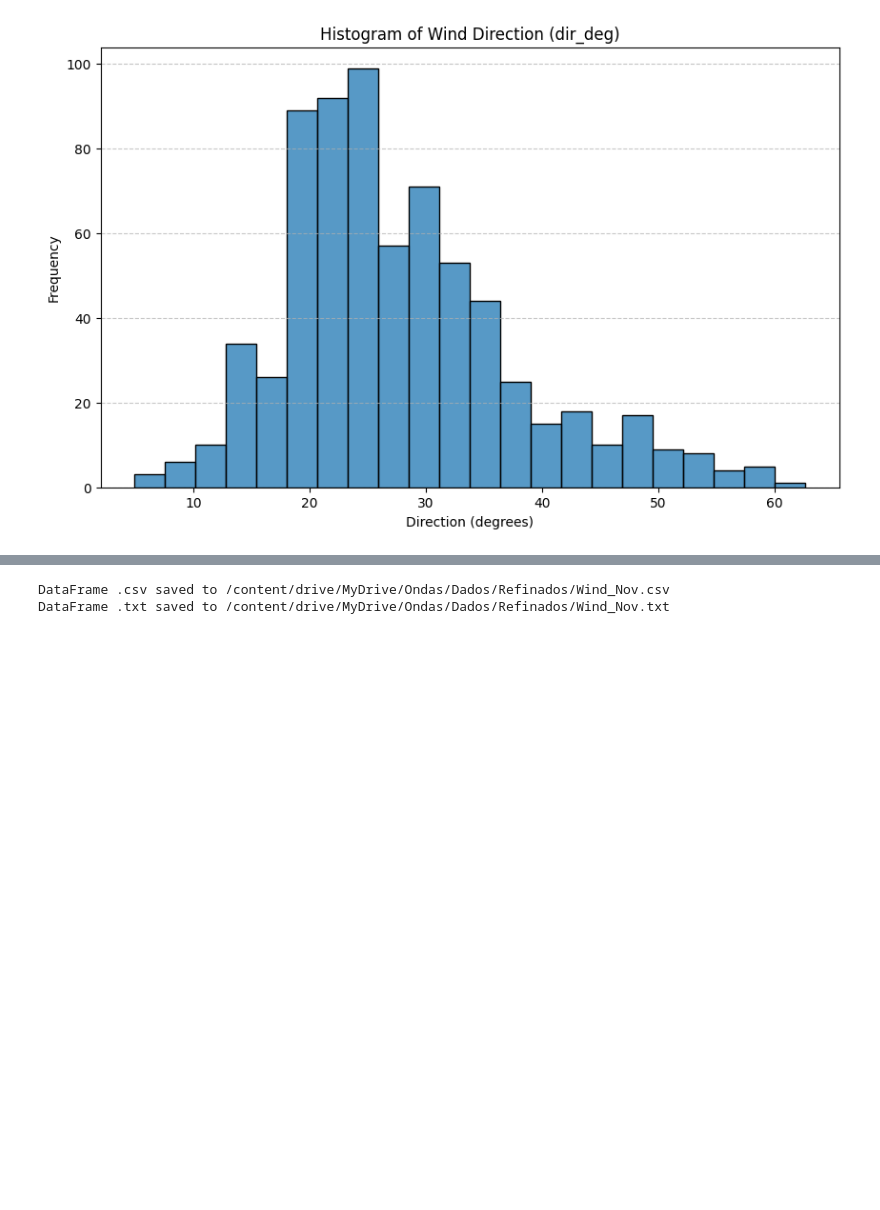
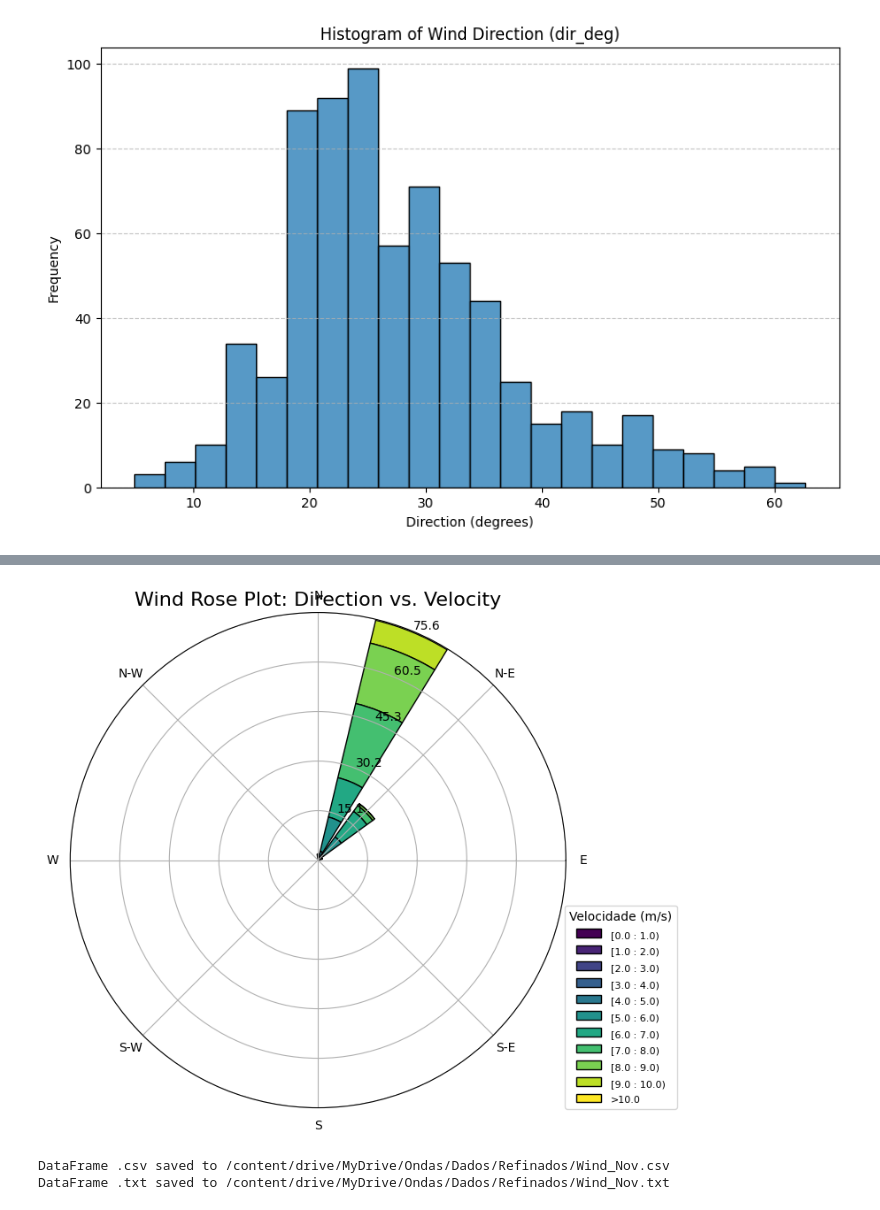
Before and after one commit to zydanne-costa/Ondas_ADCP_SCO_Mar_Nov_2025, a Jupyter notebook: Vento_ERA_5_SEC.ipynb, the cells around one changed output, grey strips where cells are left out. Saved outputs shown, nothing was run; the diff lists cells and outputs as text; code cells hidden in the pictures; blank space fills up the shorter version.

```diff
--- a/Vento_ERA_5_SEC.ipynb
+++ b/Vento_ERA_5_SEC.ipynb
@@ -83,3 +157,30 @@ plt.show()
+# %%
+import matplotlib.pyplot as plt
+from windrose import WindroseAxes
+
+# Create a figure and a set of subplots. 'rect' creates a rectangular axes in normal coordinates.
+fig = plt.figure(figsize=(7, 7))
+ax = WindroseAxes.from_ax(fig=fig) # Creates a WindroseAxes object from the figure
+
+# Plot the wind rose
+# `deg` is the wind direction in degrees
+# `var` is the wind speed
+# `bins` defines the speed bins for the rose (e.g., 0-2, 2-4, 4-6 m/s)
+# `opening` controls the width of the bars (0 to 1)
+# `edgecolor` sets the color of the bar edges
+# `cmap` sets the colormap for the speed categories
+ax.bar(df_wind['dir_deg'], df_wind['vel_m_s'],
+       bins=range(0, int(df_wind['vel_m_s'].max()) + 1, 1), # Bins from 0 to max_vel+2, step 2
+       normed=True, opening=0.8, edgecolor='black',
+       cmap=plt.cm.viridis) # Corrected: using plt.cm.viridis instead of 'viridis'
+
+ax.set_legend(title='Velocidade (m/s)', loc='lower left', bbox_to_anchor=(1, 0)) # Add legend outside the plot
+ax.set_title('Wind Rose Plot: Direction vs. Velocity', fontsize=16)
+
+plt.tight_layout(rect=[0, 0, 0.9, 1]) # Adjust layout to make space for the legend
+plt.show()
+# %% [output]
+[figure, added]
 # %%
 output_path = '/content/drive/MyDrive/Ondas/Dados/Refinados/Wind_Nov.csv'
 df_wind.to_csv(output_path, index=False)
```
Also changed, not shown: parts of 4 cells of this notebook.
